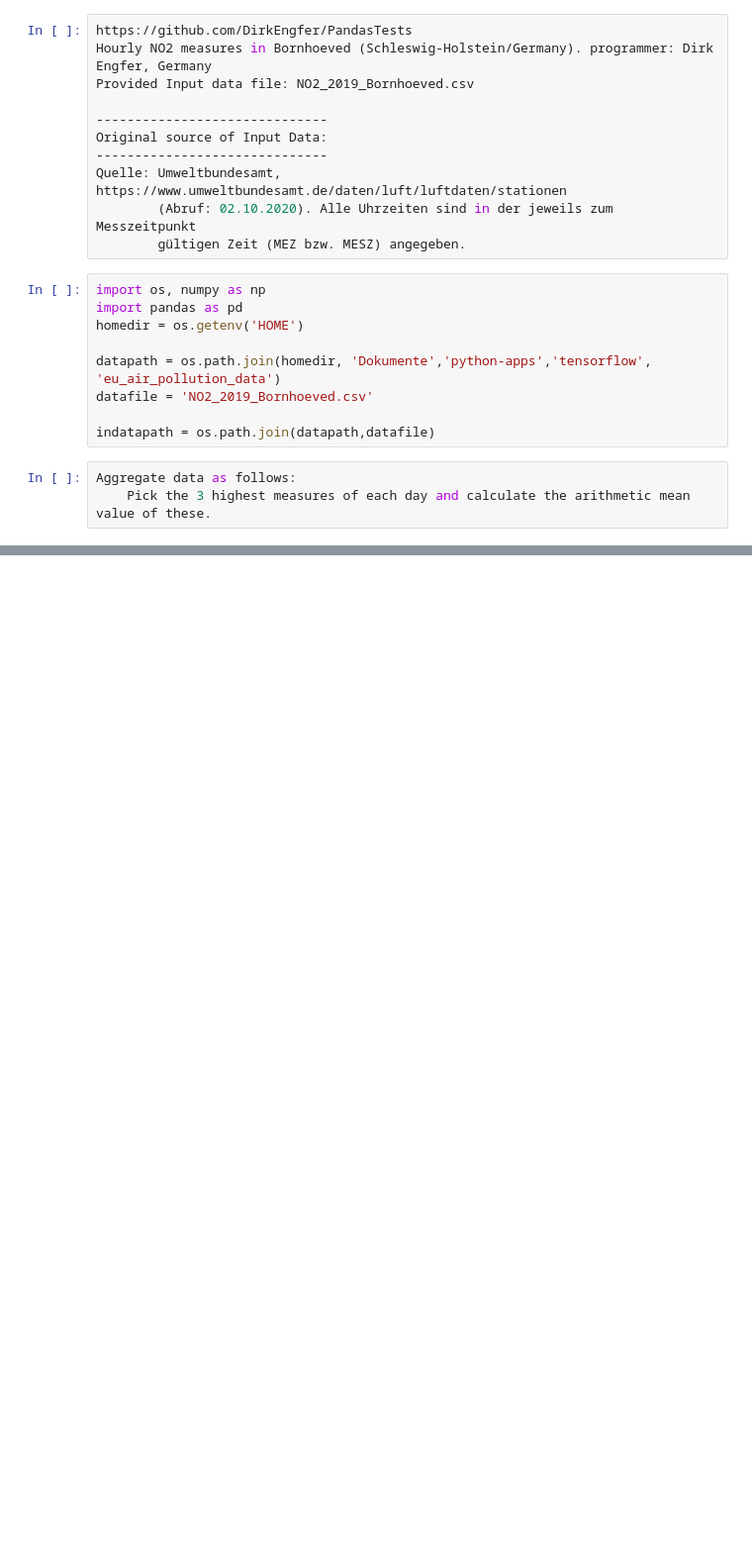
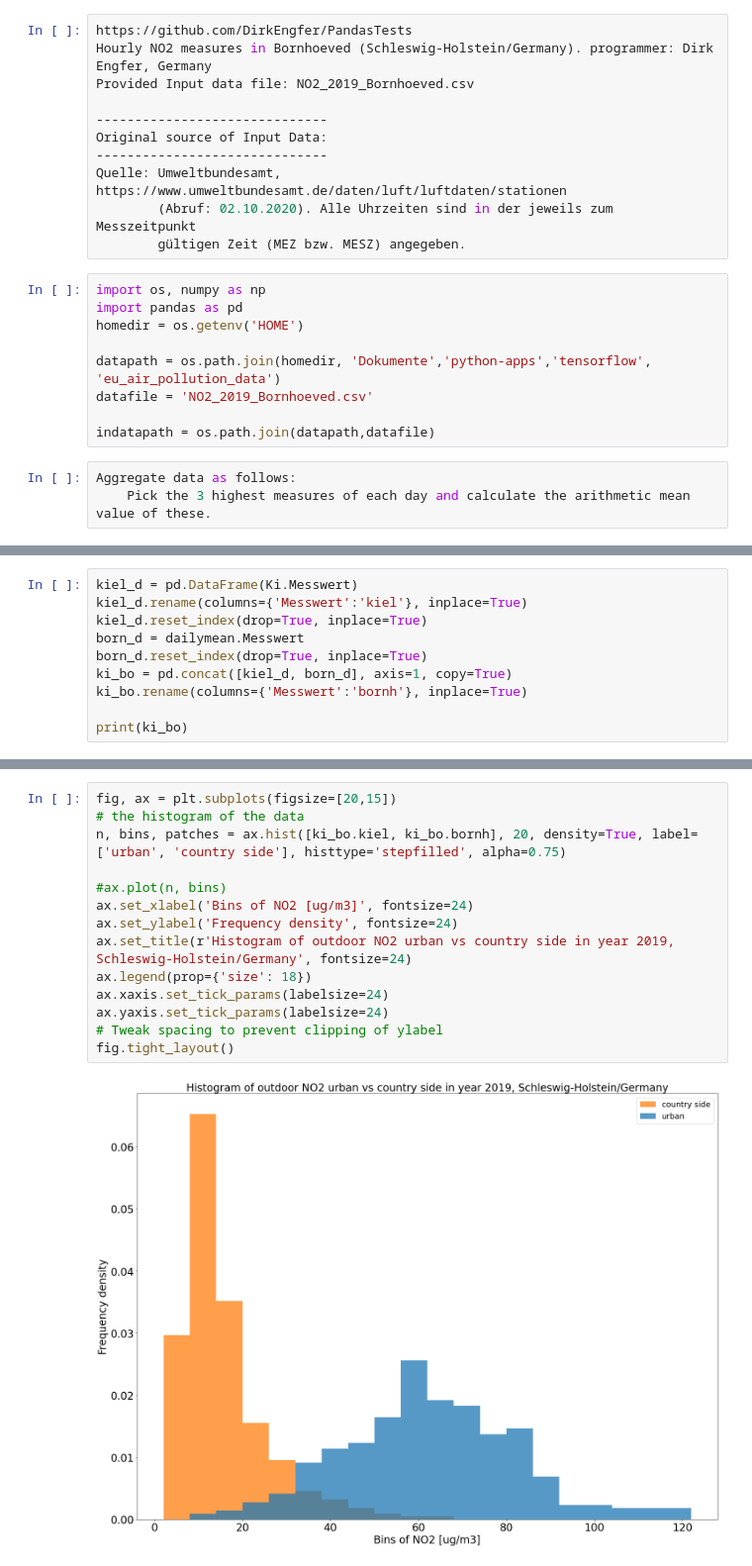
Before and after one commit to DirkEngfer/PandasTests, a Jupyter notebook: NO2-SH.ipynb, the cells around one changed output, grey strips where cells are left out. Shown: that part at 99% size. Cells and saved outputs as stored; diff of their text form; blank space fills up the shorter version.

Commit message:
Add files via upload
Adding histogram plot.

```diff
--- a/NO2-SH.ipynb
+++ b/NO2-SH.ipynb
@@ -68,3 +68,13 @@ plt.ylabel('NO2 [microgram/m3]', fontsize='xx-large')
 [365 rows x 5 columns]
 Text(0, 0.5, 'NO2 [microgram/m3]')
 [figure]
+# %%
+kiel_d = pd.DataFrame(Ki.Messwert)
+kiel_d.rename(columns={'Messwert':'kiel'}, inplace=True)
+kiel_d.reset_index(drop=True, inplace=True)
+born_d = dailymean.Messwert
+born_d.reset_index(drop=True, inplace=True)
+ki_bo = pd.concat([kiel_d, born_d], axis=1, copy=True)
+ki_bo.rename(columns={'Messwert':'bornh'}, inplace=True)
+
+print(ki_bo)
@@ -70,0 +96,16 @@ Text(0, 0.5, 'NO2 [microgram/m3]')
+# %%
+fig, ax = plt.subplots(figsize=[20,15])
+# the histogram of the data
+n, bins, patches = ax.hist([ki_bo.kiel, ki_bo.bornh], 20, density=True, label=['urban', 'country side'], histtype='stepfilled', alpha=0.75)
+
+#ax.plot(n, bins)
+ax.set_xlabel('Bins of NO2 [ug/m3]', fontsize=24)
+ax.set_ylabel('Frequency density', fontsize=24)
+ax.set_title(r'Histogram of outdoor NO2 urban vs country side in year 2019, Schleswig-Holstein/Germany', fontsize=24)
+ax.legend(prop={'size': 18})
+ax.xaxis.set_tick_params(labelsize=24)
+ax.yaxis.set_tick_params(labelsize=24)
+# Tweak spacing to prevent clipping of ylabel
+fig.tight_layout()
+# %% [output]
+[figure, added]
```
Also changed, not shown: parts of 2 cells of this notebook.
